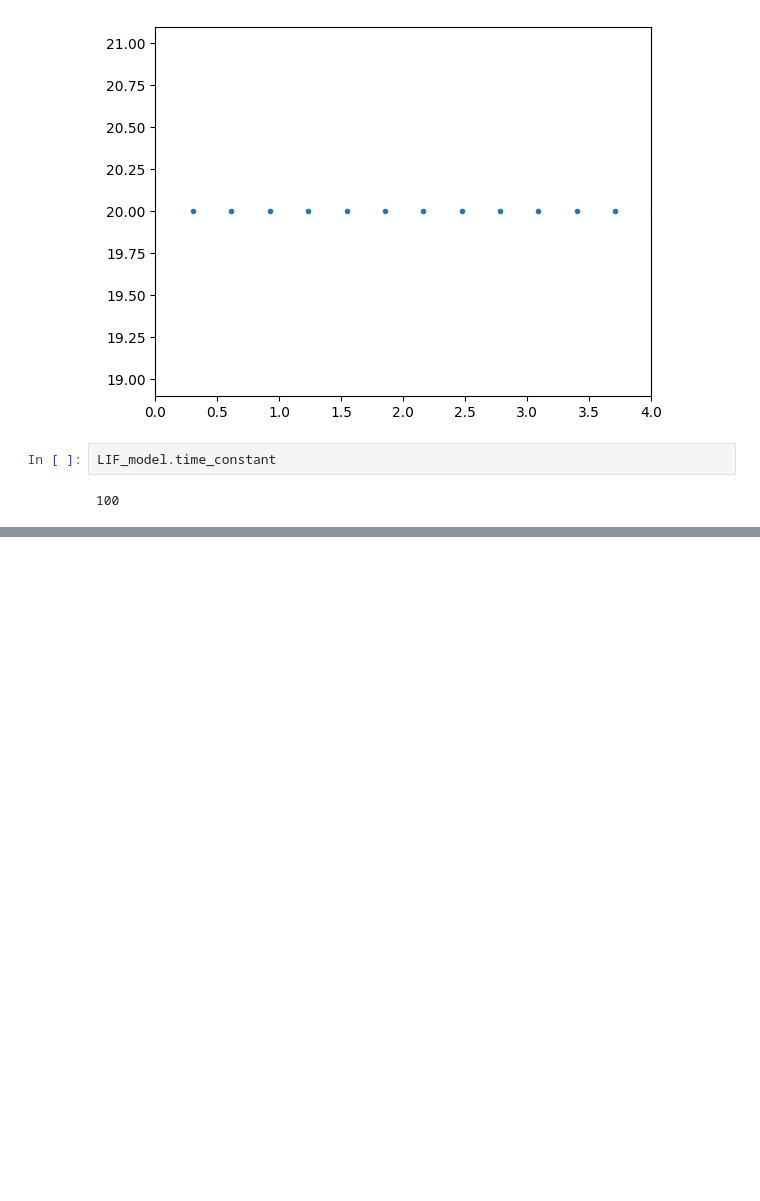
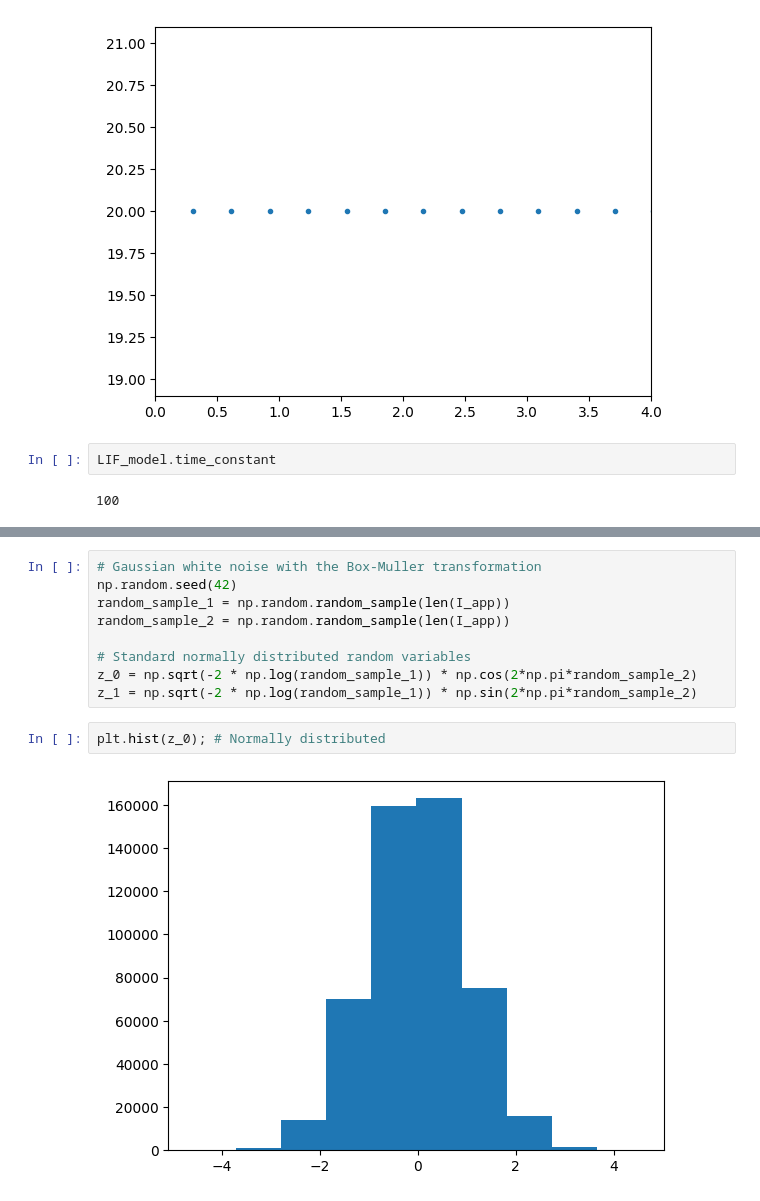
Before and after one commit to pedropalaciosjr/LIF_model, a Jupyter notebook: LIF.ipynb, the cells around one changed output, grey strips where cells are left out. Drawn from its saved outputs; the diff is of its cells as text; blank space fills up the shorter version.

```diff
--- a/LIF.ipynb
+++ b/LIF.ipynb
@@ -92,0 +108,13 @@ plt.plot(voltages[:5000])
+# %%
+# Gaussian white noise with the Box-Muller transformation
+np.random.seed(42)
+random_sample_1 = np.random.random_sample(len(I_app))
+random_sample_2 = np.random.random_sample(len(I_app))
+
+# Standard normally distributed random variables
+z_0 = np.sqrt(-2 * np.log(random_sample_1)) * np.cos(2*np.pi*random_sample_2)
+z_1 = np.sqrt(-2 * np.log(random_sample_1)) * np.sin(2*np.pi*random_sample_2)
+# %%
+plt.hist(z_0); # Normally distributed
+# %% [output]
+[figure, added]
```
Also changed, not shown: parts of 11 cells of this notebook.
